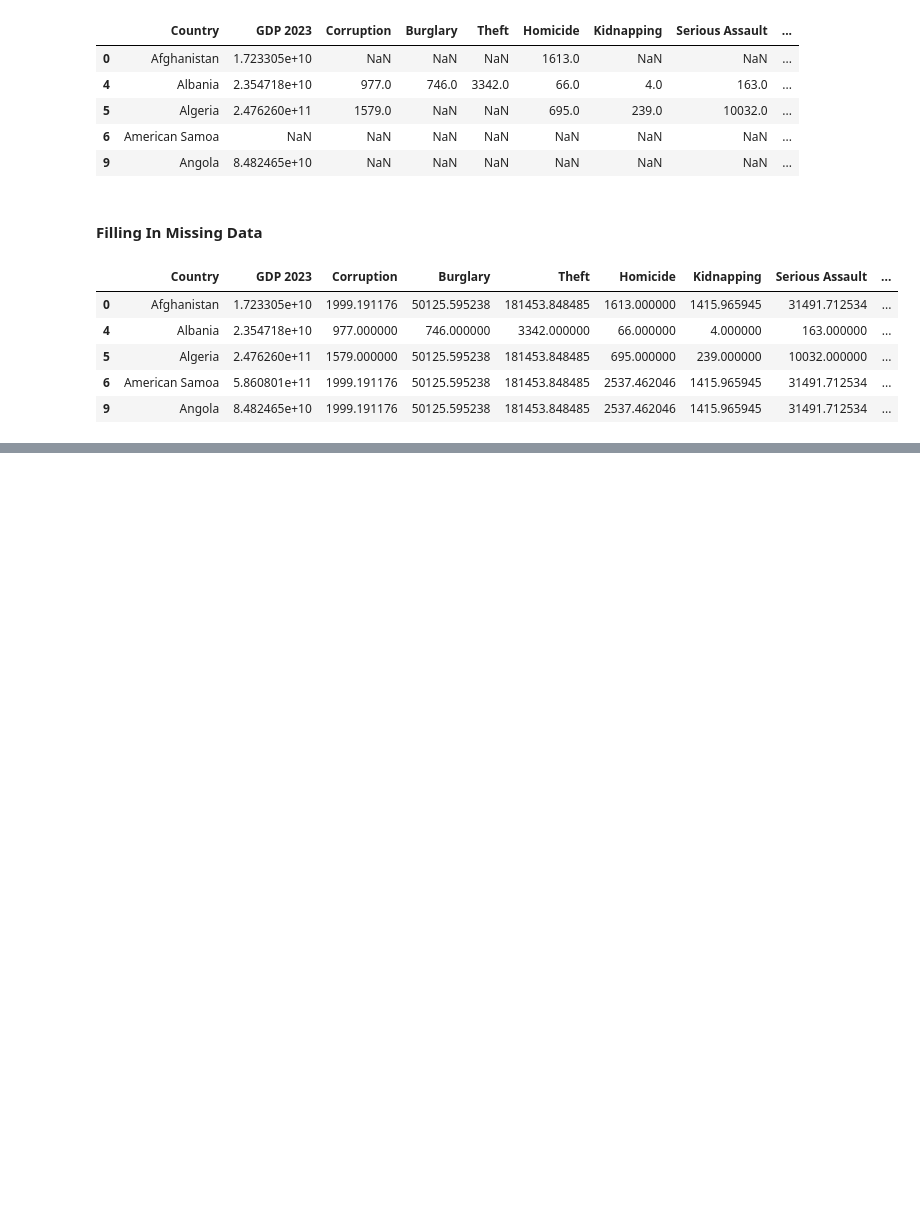
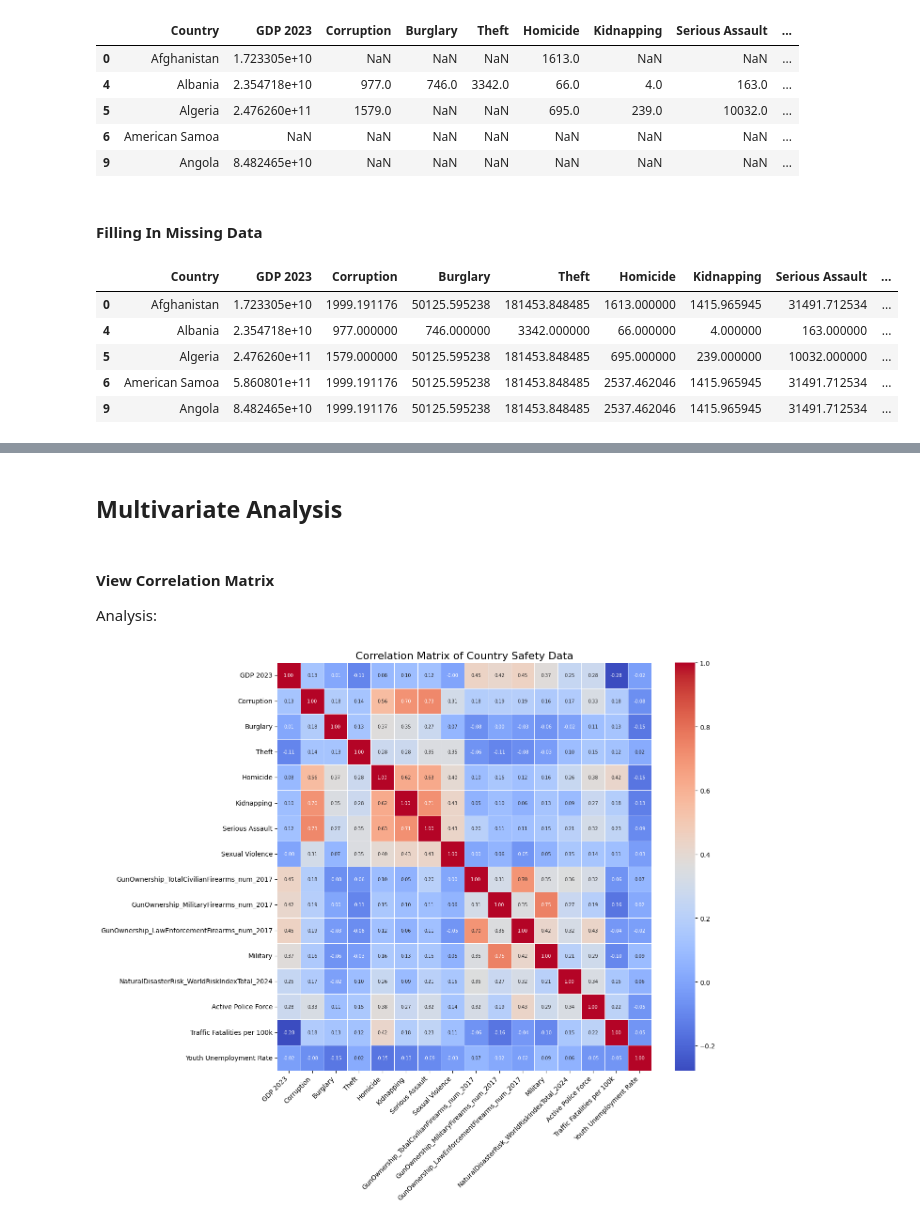
Before and after one commit to JasNjoku/Data-Analysis-CA, a Jupyter notebook: index_building.ipynb, the cells around one changed output, grey strips where cells are left out. Cells and saved outputs as stored; diff of their text form; code cells hidden in the pictures; blank space fills up the shorter version.

```diff
--- a/index_building.ipynb
+++ b/index_building.ipynb
@@ -527,0 +607,30 @@ merged_df.head()
+# %% [markdown]
+## Multivariate Analysis
+# %% [markdown]
+#### View Correlation Matrix
+
+
+Analysis:
+# %%
+df = pd.read_csv("country_safety_data.csv")
+
+corr = df.corr(numeric_only=True)
+
+plt.figure(figsize=(14, 12))
+
+sns.heatmap(
+    corr,
+    annot=True,
+    fmt=".2f",
+    cmap="coolwarm",
+    linewidths=0.5,
+    annot_kws={"size": 7}
+)
+
+plt.title("Correlation Matrix of Country Safety Data", fontsize=16)
+plt.xticks(rotation=45, ha='right')
+plt.yticks(rotation=0)
+plt.tight_layout()
+plt.show()
+# %% [output]
+[figure, added]
```
Also changed, not shown: parts of 14 cells of this notebook, 1 other file.
